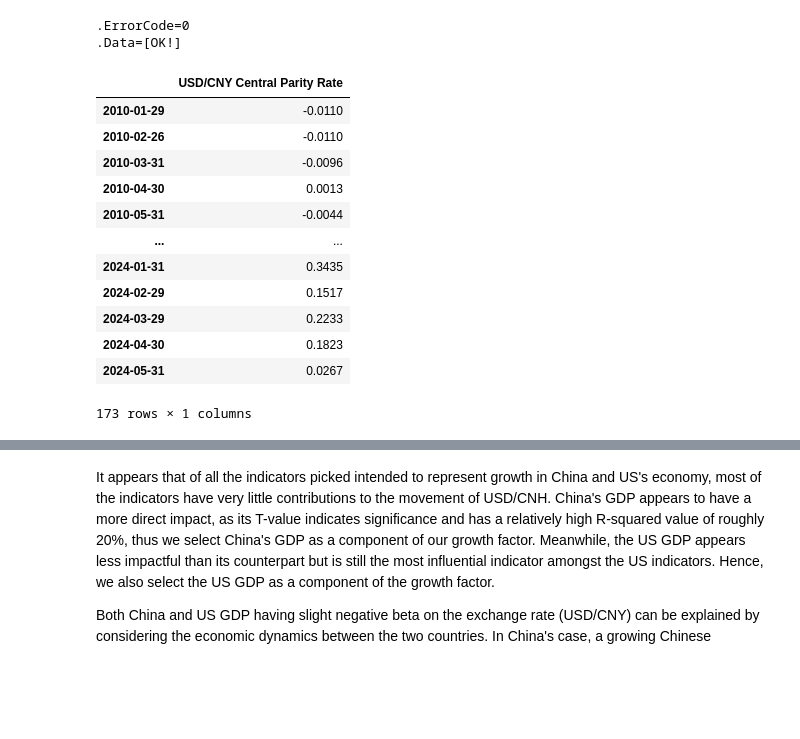
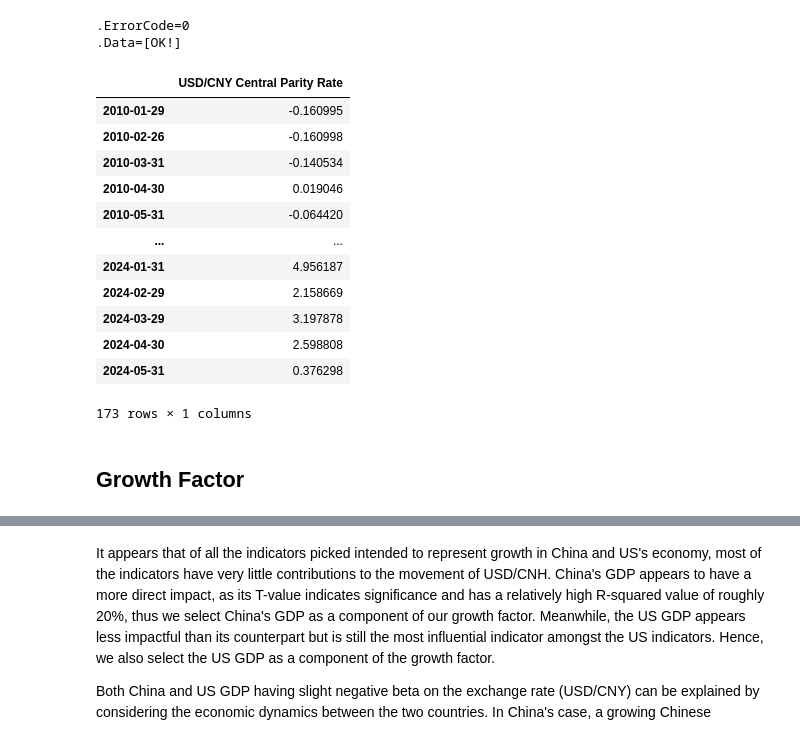
Before and after one commit to miaxiaozl/forex-project, a Jupyter notebook: notebooks/01_data_collection.ipynb, the cells around one changed output, grey strips where cells are left out. Saved outputs shown, nothing was run; the diff lists cells and outputs as text; code cells hidden in the pictures; blank space fills up the shorter version.

```diff
--- a/notebooks/01_data_collection.ipynb
+++ b/notebooks/01_data_collection.ipynb
@@ -60,40 +62,40 @@ def apply_stl(df, columns, seasonal=13):
         df_adjusted[column] = result.seasonal  # Replace with seasonally adjusted component
     return df_adjusted
 # %%
-# YoY Difference Processing
-def to_yoy(df, columns):
-    df_yoy = df.copy()
+# Logarithmic YoY Change Processing
+def logyoy(df, columns):
+    df_log_yoy = df.copy()
     for column in columns:
-        df_yoy[column] = df[column] - df[column].shift(12)
-    df_yoy = df_yoy.iloc[12:]  # Remove the first 12 rows
-    return df_yoy
+        df_log_yoy[column] = np.log(df[column] / df[column].shift(12)) * 100
+    df_log_yoy = df_log_yoy.iloc[12:]  # Remove the first 12 rows where the shift operation would result in NaN
+    return df_log_yoy
 # %%
 # Get USD/CNH Exchange Rate
 fx_data = w.edb("M0000185", "2009-01-01", end_date, Period="M")
 # Parse the data
 times = fx_data.Times
 data = fx_data.Data[0]
 times = pd.to_datetime([str(time) for time in times], format="%Y-%m-%d")
 
 # Construct the DataFrame
 df_forex = pd.DataFrame(data, index=times, columns=["USD/CNY Central Parity Rate"])
-df_forex = to_yoy(df_forex, df_forex.columns)
+df_forex = logyoy(df_forex, df_forex.columns)
 
 # Display the DataFrame
 df_forex
 # %% [output]
 |  | USD/CNY Central Parity Rate |
-| 2010-01-29 | -0.0110 |
-| 2010-02-26 | -0.0110 |
-| 2010-03-31 | -0.0096 |
-| 2010-04-30 | 0.0013 |
-| 2010-05-31 | -0.0044 |
+| 2010-01-29 | -0.160995 |
+| 2010-02-26 | -0.160998 |
+| 2010-03-31 | -0.140534 |
+| 2010-04-30 | 0.019046 |
+| 2010-05-31 | -0.064420 |
 | ... | ... |
-| 2024-01-31 | 0.3435 |
-| 2024-02-29 | 0.1517 |
-| 2024-03-29 | 0.2233 |
-| 2024-04-30 | 0.1823 |
-| 2024-05-31 | 0.0267 |
+| 2024-01-31 | 4.956187 |
+| 2024-02-29 | 2.158669 |
+| 2024-03-29 | 3.197878 |
+| 2024-04-30 | 2.598808 |
+| 2024-05-31 | 0.376298 |
 173 rows × 1 columns
 # %%
 # for factor selection, regress on the exchang rate to observe Beta, T-Value, and R-Squared
@@ -148,6 +150,8 @@ def regress(indicator_df, forex_df, target_column='USD/CNY Central Parity Rate',
     growth_median_results['R-Squared(%)'] = growth_median_results['R-Squared(%)'].map("{:.2f}%".format)
 
     return growth_median_results
+# %% [markdown]
+## Growth Factor
 # %%
 # consider key growth indicators for China
 china_growth_inds = {
```
Also changed, not shown: parts of 10 cells of this notebook.
